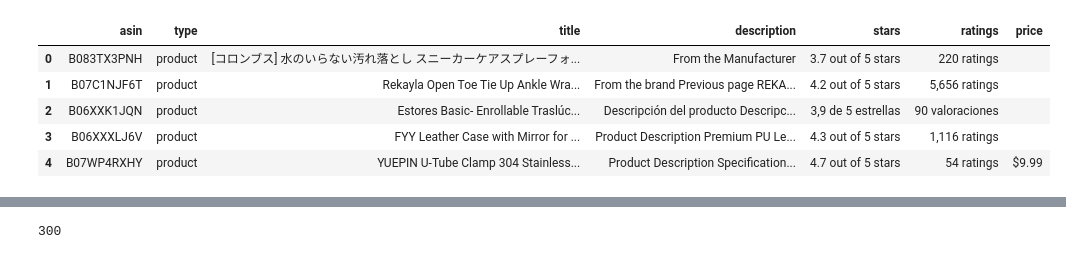
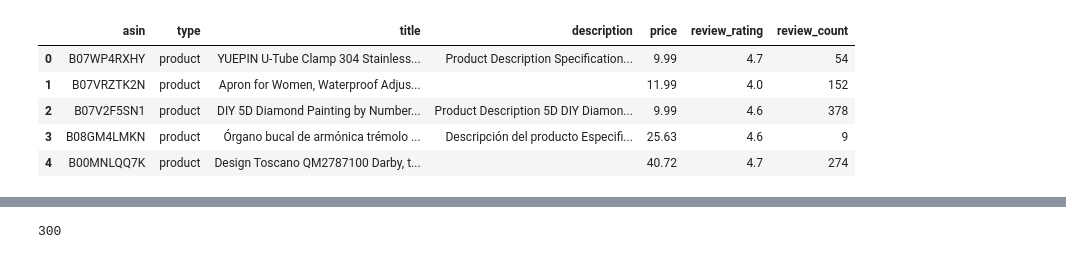
Before and after one commit to decodingml/tabular-semantic-search-tutorial, a Jupyter notebook: 2_tabular_semantic_search_superlinked.ipynb, the cells around one changed output, grey strips where cells are left out. Cells and saved outputs as stored; diff of their text form; code cells hidden in the pictures.

Commit message:
feat: Wrap up data logic

```diff
--- a/amazon_search.ipynb
+++ b/2_tabular_semantic_search_superlinked.ipynb
@@ -14,22 +19,12 @@ source: sl.InMemorySource = sl.InMemorySource(
 executor = sl.InMemoryExecutor(sources=[source], indices=[index.product_index])
 app = executor.run()
 # %%
-df = pd.read_json("data/sample.json", lines=True)
-df[
-    [
-        "asin",
-        "type",
-        "title",
-        "description",
-        "stars",
-        "ratings",
-        "price",
-    ]
-].head()
+df = pd.read_json(settings.PROCESSED_DATASET_PATH, lines=True)
+df.head()
 # %% [output]
-|  | asin | type | title | description | stars | ratings | price |
-| 0 | B083TX3PNH | product | [コロンブス] 水のいらない汚れ落とし スニーカーケアスプレーフォ... | From the Manufacturer | 3.7 out of 5 stars | 220 ratings |  |
-| 1 | B07C1NJF6T | product | Rekayla Open Toe Tie Up Ankle Wra... | From the brand Previous page REKA... | 4.2 out of 5 stars | 5,656 ratings |  |
-| 2 | B06XXK1JQN | product | Estores Basic- Enrollable Traslúc... | Descripción del producto Descripc... | 3,9 de 5 estrellas | 90 valoraciones |  |
-| 3 | B06XXXLJ6V | product | FYY Leather Case with Mirror for ... | Product Description Premium PU Le... | 4.3 out of 5 stars | 1,116 ratings |  |
-| 4 | B07WP4RXHY | product | YUEPIN U-Tube Clamp 304 Stainless... | Product Description Specification... | 4.7 out of 5 stars | 54 ratings | $9.99 |
+|  | asin | type | title | description | price | review_rating | review_count |
+| 0 | B07WP4RXHY | product | YUEPIN U-Tube Clamp 304 Stainless... | Product Description Specification... | 9.99 | 4.7 | 54 |
+| 1 | B07VRZTK2N | product | Apron for Women, Waterproof Adjus... |  | 11.99 | 4.0 | 152 |
+| 2 | B07V2F5SN1 | product | DIY 5D Diamond Painting by Number... | Product Description 5D DIY Diamon... | 9.99 | 4.6 | 378 |
+| 3 | B08GM4LMKN | product | Órgano bucal de armónica trémolo ... | Descripción del producto Especifi... | 25.63 | 4.6 | 9 |
+| 4 | B00MNLQQ7K | product | Design Toscano QM2787100 Darby, t... |  | 40.72 | 4.7 | 274 |
```
Also changed, not shown: parts of 11 cells of this notebook, 19 other files.
